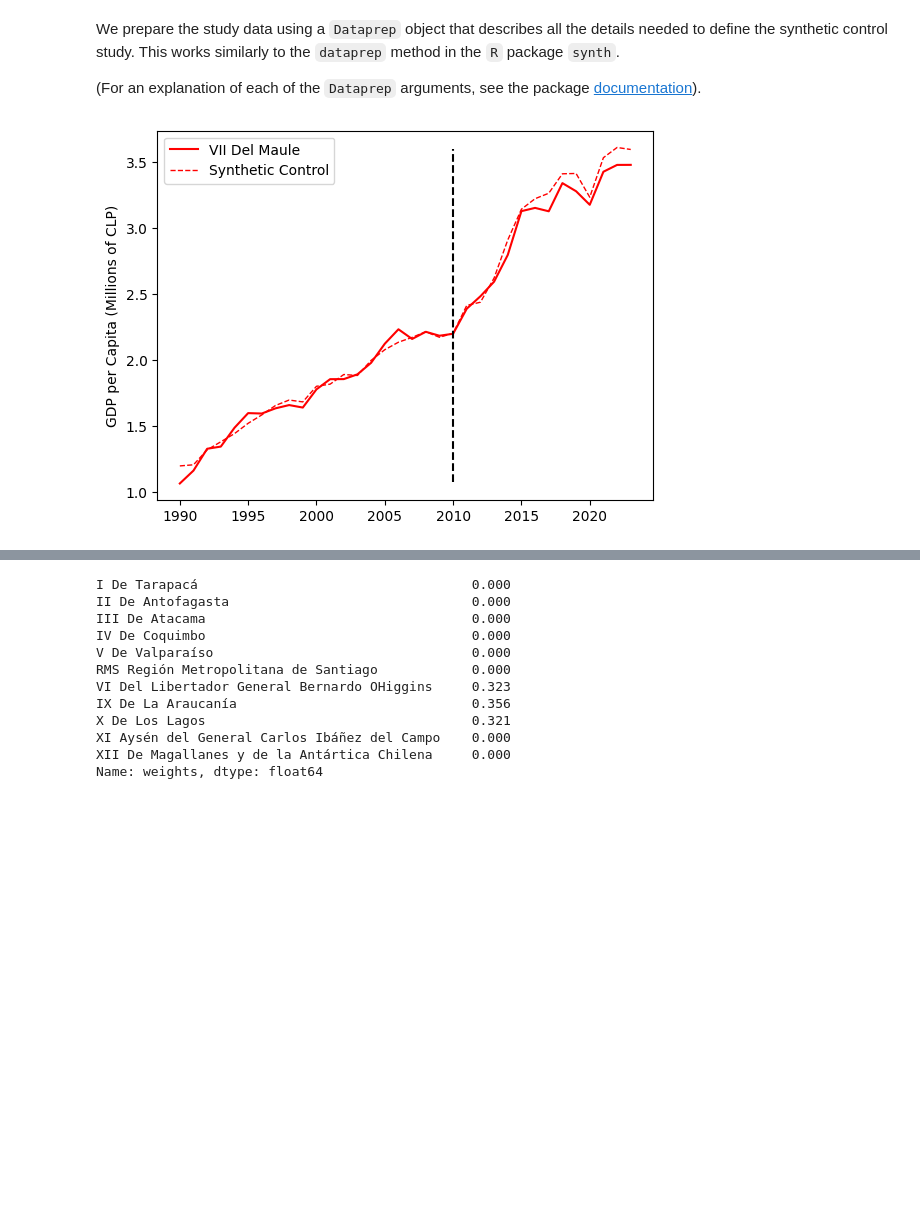
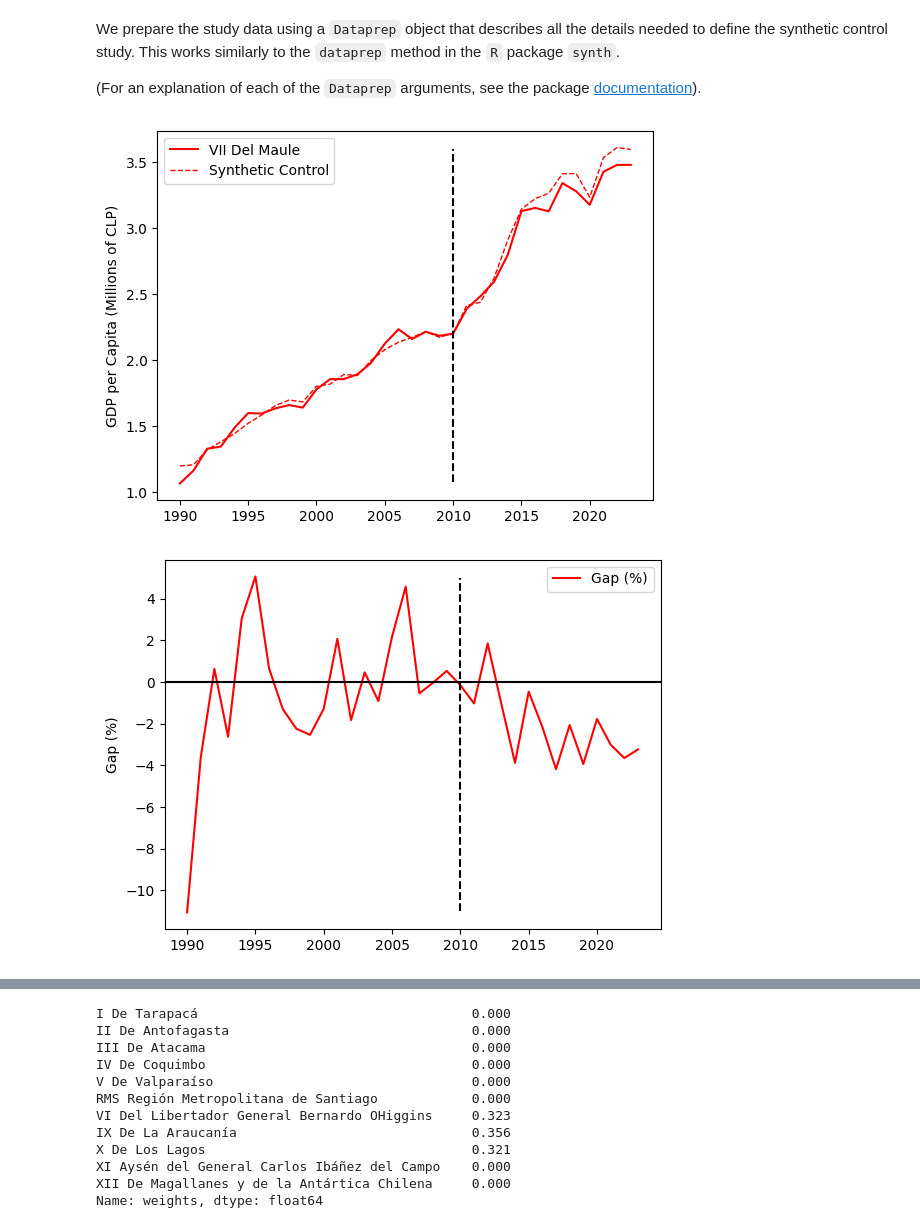
Before and after one commit to diodz/dpl-earthquakes, a Jupyter notebook: notebooks/Maule SCM.ipynb, the cells around one changed output, grey strips where cells are left out. Drawn from its saved outputs; the diff is of its cells as text; code cells hidden in the pictures; blank space fills up the shorter version.

```diff
--- a/notebooks/Maule SCM.ipynb
+++ b/notebooks/Maule SCM.ipynb
@@ -48,14 +48,16 @@ dataprep = Dataprep(
 # %%
 import util
 import importlib
 from matplotlib import pyplot as plt
 importlib.reload(util)
 
 synth = Synth()
 synth.fit(dataprep=dataprep, optim_method="Nelder-Mead", optim_initial="ols")
-cl_res = util.synth_plot_chile(synth, time_period=range(1990, 2024), treatment_time=2010, filename='chile_scm1990.png')
+cl_res = util.synth_plot_chile(synth, time_period=range(1990, 2024), treatment_time=2010, filename='maule_gdp_paths.png')
+util.gap_plot(synth, time_period=range(1990, 2024), treatment_time=2010, filename='maule_gap.png')
 # %% [output]
 [figure]
+[figure, added]
 # %%
 cl_res
 # %% [output]
```
Also changed, not shown: parts of 3 cells of this notebook, 6 other files.
